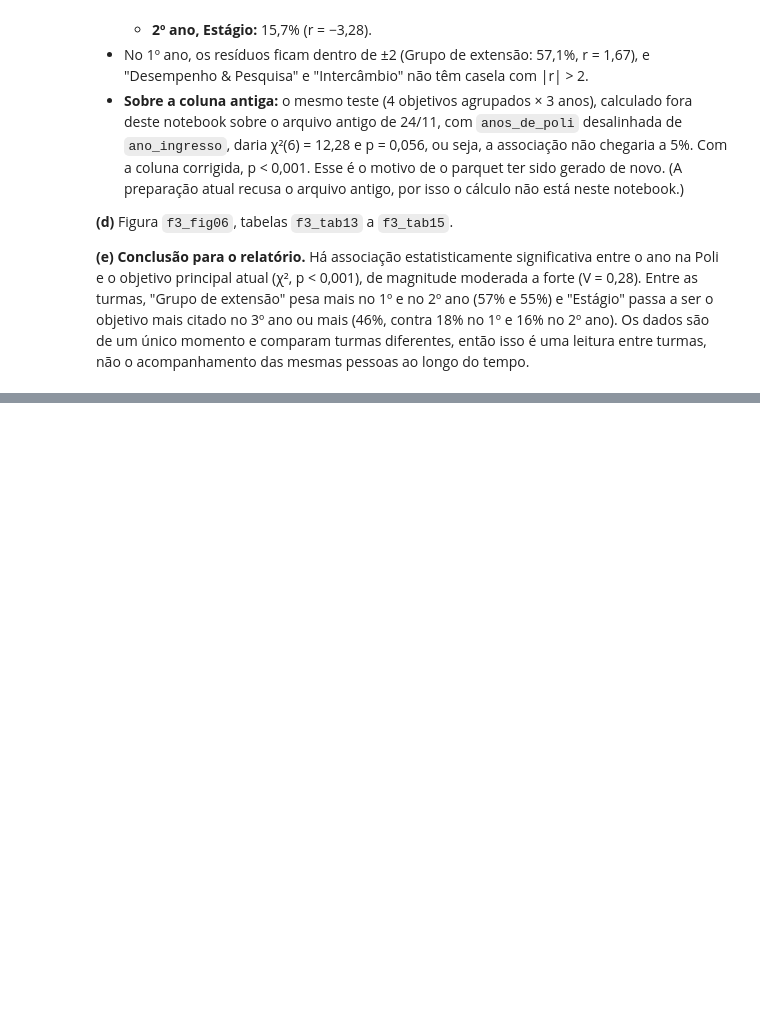
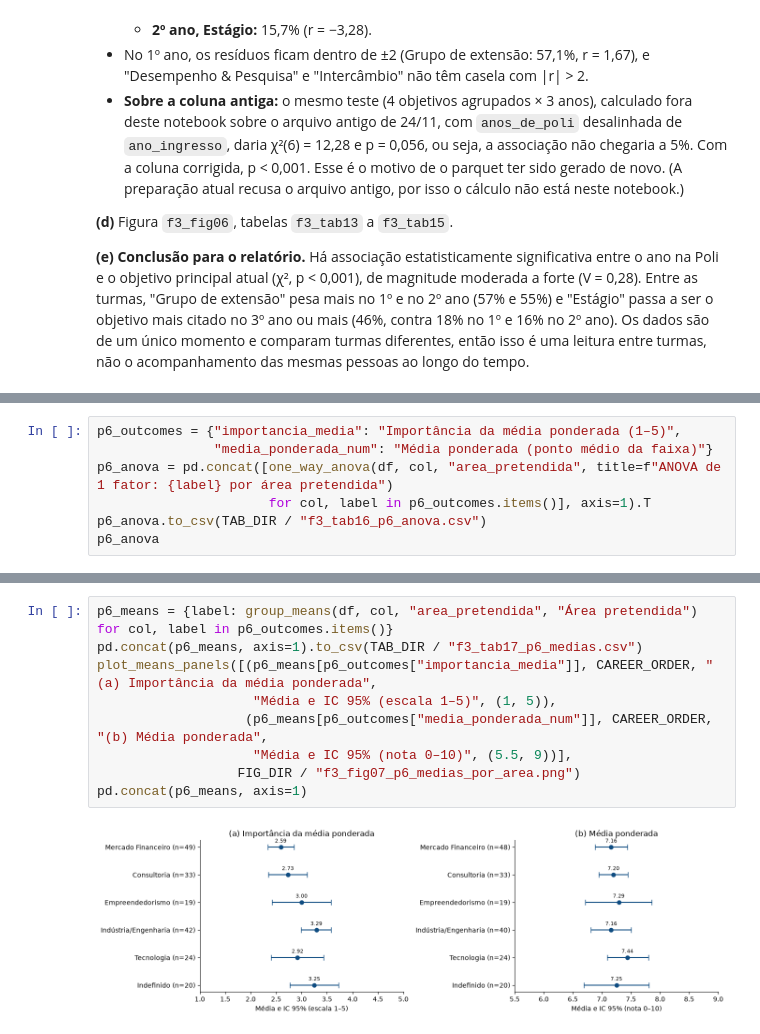
Before and after one commit to psallescard/estudo-grupos-de-extensao, a Jupyter notebook: notebooks/02_Carreira_Trajetoria_Objetivos.ipynb, the cells around one changed output, grey strips where cells are left out. Cells and saved outputs as stored; diff of their text form; blank space fills up the shorter version.

Commit message:
Adiciona P6 da Frente 3 (área pretendida e média)
Co-Authored-By: Claude Sonnet 5.5 <noreply@anthropic.com>

```diff
--- a/notebooks/02_Carreira_Trajetoria_Objetivos.ipynb
+++ b/notebooks/02_Carreira_Trajetoria_Objetivos.ipynb
@@ -433,0 +455,7 @@ plot_stacked_shares(p4_observed, "Objetivo principal atual, por ano na Poli", "O
+# %%
+p6_outcomes = {"importancia_media": "Importância da média ponderada (1–5)",
+               "media_ponderada_num": "Média ponderada (ponto médio da faixa)"}
+p6_anova = pd.concat([one_way_anova(df, col, "area_pretendida", title=f"ANOVA de 1 fator: {label} por área pretendida")
+                      for col, label in p6_outcomes.items()], axis=1).T
+p6_anova.to_csv(TAB_DIR / "f3_tab16_p6_anova.csv")
+p6_anova
@@ -433,0 +466,11 @@ plot_stacked_shares(p4_observed, "Objetivo principal atual, por ano na Poli", "O
+# %%
+p6_means = {label: group_means(df, col, "area_pretendida", "Área pretendida") for col, label in p6_outcomes.items()}
+pd.concat(p6_means, axis=1).to_csv(TAB_DIR / "f3_tab17_p6_medias.csv")
+plot_means_panels([(p6_means[p6_outcomes["importancia_media"]], CAREER_ORDER, "(a) Importância da média ponderada",
+                    "Média e IC 95% (escala 1–5)", (1, 5)),
+                   (p6_means[p6_outcomes["media_ponderada_num"]], CAREER_ORDER, "(b) Média ponderada",
+                    "Média e IC 95% (nota 0–10)", (5.5, 9))],
+                  FIG_DIR / "f3_fig07_p6_medias_por_area.png")
+pd.concat(p6_means, axis=1)
+# %% [output]
+[figure, added]
```
Also changed, not shown: parts of 6 cells of this notebook, 5 other files.
